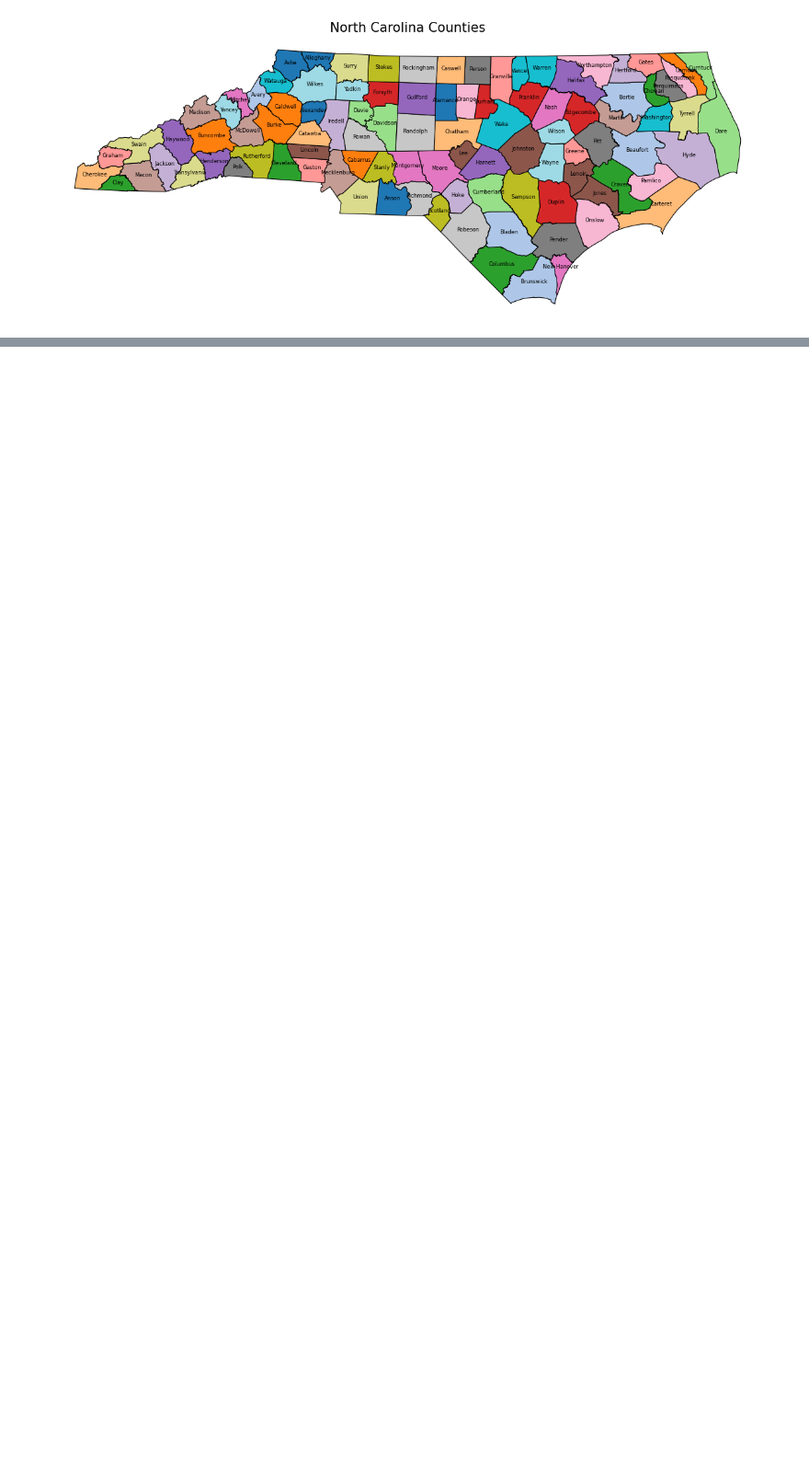
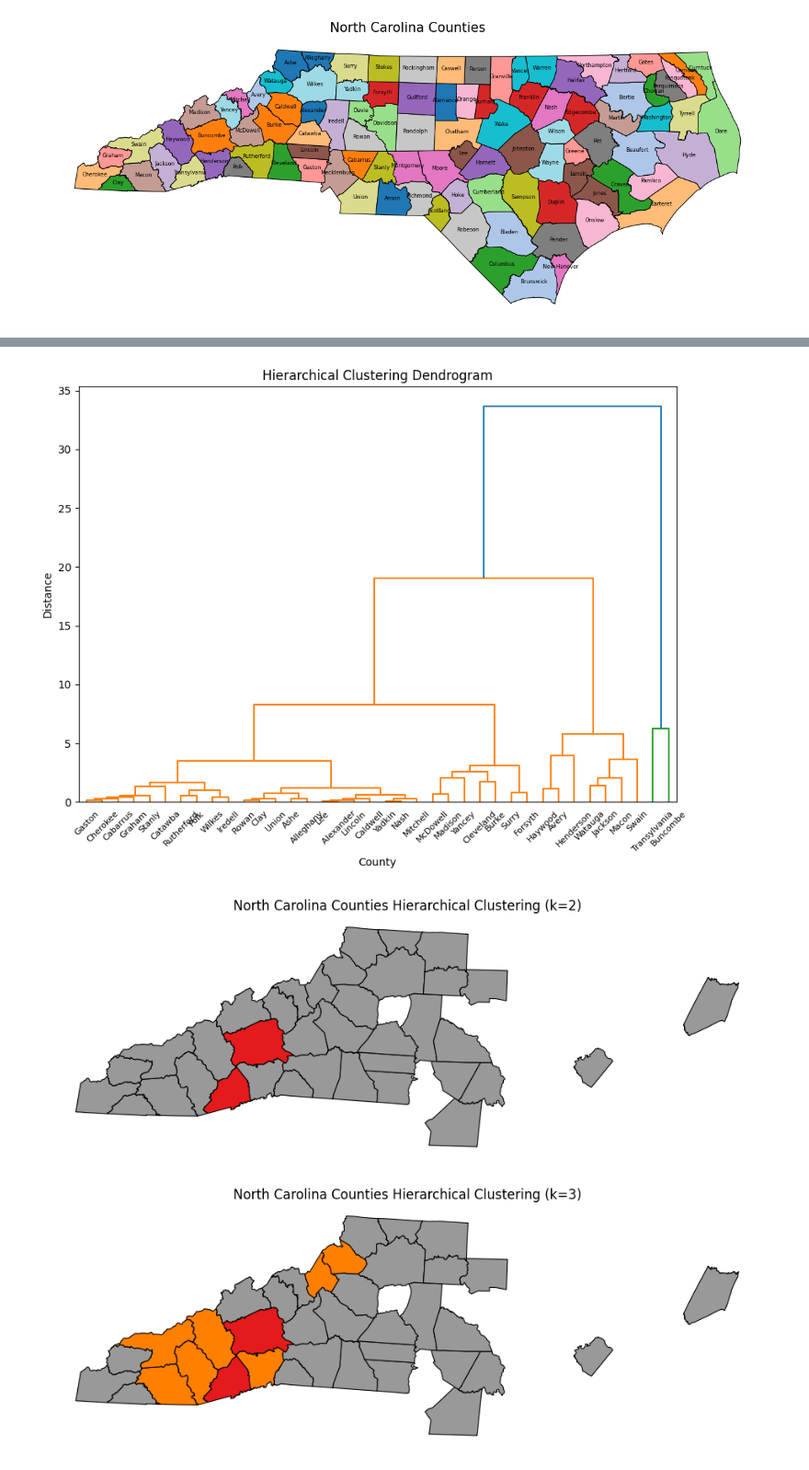
Before and after one commit to zakk-h/NCTrailVisitation, a Jupyter notebook: work.ipynb, the cells around one changed output, grey strips where cells are left out. Shown at 92% size. Saved outputs shown, nothing was run; the diff lists cells and outputs as text; code cells hidden in the pictures; blank space fills up the shorter version.

Commit message:
More clustering algorithms

```diff
--- a/work.ipynb
+++ b/work.ipynb
@@ -446,0 +586,50 @@ plt.show()
+# %%
+from scipy.cluster.hierarchy import dendrogram, linkage, fcluster
+from matplotlib import pyplot as plt
+
+# Prepare data
+X = normalized_data.drop(columns=['County', 'Cluster']).values
+
+# Perform hierarchical clustering
+linked = linkage(X, method='ward')
+
+# Plot dendrogram
+plt.figure(figsize=(10, 7))
+dendrogram(linked, labels=normalized_data['County'].values, orientation='top', distance_sort='descending', show_leaf_counts=False)
+plt.title('Hierarchical Clustering Dendrogram')
+plt.xlabel('County')
+plt.ylabel('Distance')
+plt.show()
+
+# Define hcluster function
+def hcluster(num_clusters, normalized_data, linked, merged_geo_original):
+    hierarchical_clusters = fcluster(linked, num_clusters, criterion='maxclust')
+    normalized_data['Hierarchical_Cluster'] = hierarchical_clusters
+
+    # Make a copy of merged_geo to avoid overwriting it
+    merged_geo = merged_geo_original.copy()
+    merged_geo = merged_geo.merge(normalized_data[['County', 'Hierarchical_Cluster']], on='County', how='left')
+
+    fig, ax = plt.subplots(1, 1, figsize=(12, 12))
+    merged_geo.plot(
+        column='Hierarchical_Cluster',
+        cmap='Set1',
+        linewidth=0.8,
+        ax=ax,
+        edgecolor='black'
+    )
+    plt.title(f"North Carolina Counties Hierarchical Clustering (k={num_clusters})")
+    plt.axis('off')
+    plt.show()
+
+# Example usage
+hcluster(2, normalized_data.copy(), linked, merged_geo.copy())
+hcluster(3, normalized_data.copy(), linked, merged_geo.copy())
+hcluster(4, normalized_data.copy(), linked, merged_geo.copy())
+hcluster(5, normalized_data.copy(), linked, merged_geo.copy())
+hcluster(6, normalized_data.copy(), linked, merged_geo.copy())
+hcluster(7, normalized_data.copy(), linked, merged_geo.copy())
+# %% [output]
+[figure, added]
+[figure, added]
+[figure, added]
```
Also changed, not shown: parts of 9 cells of this notebook.
